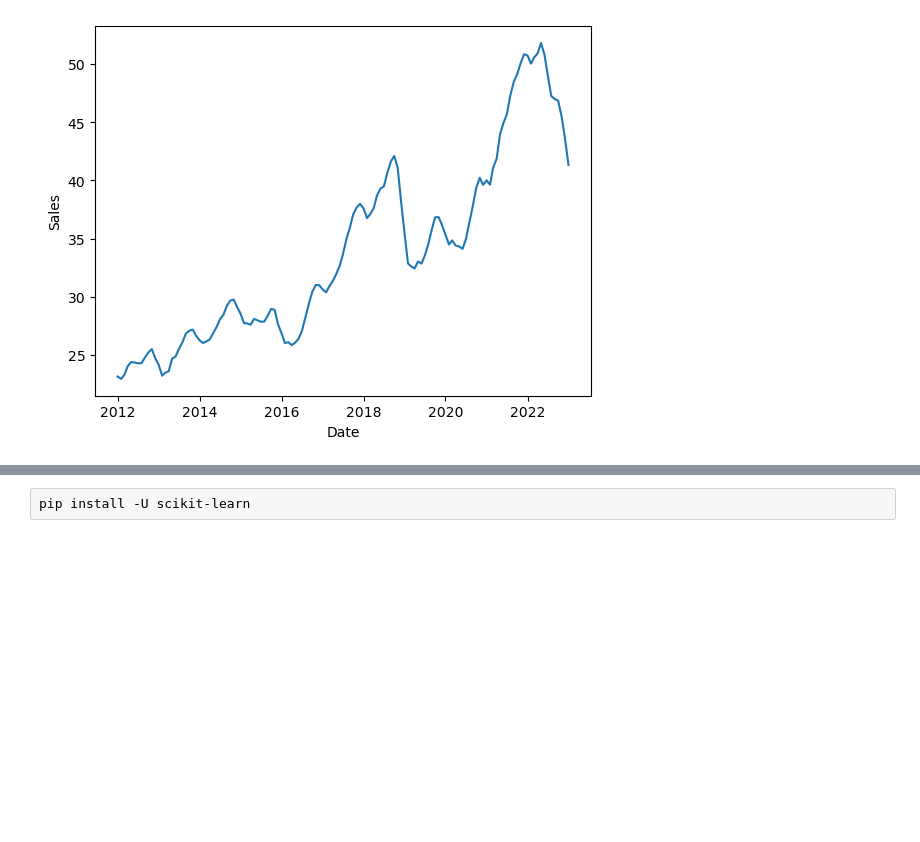
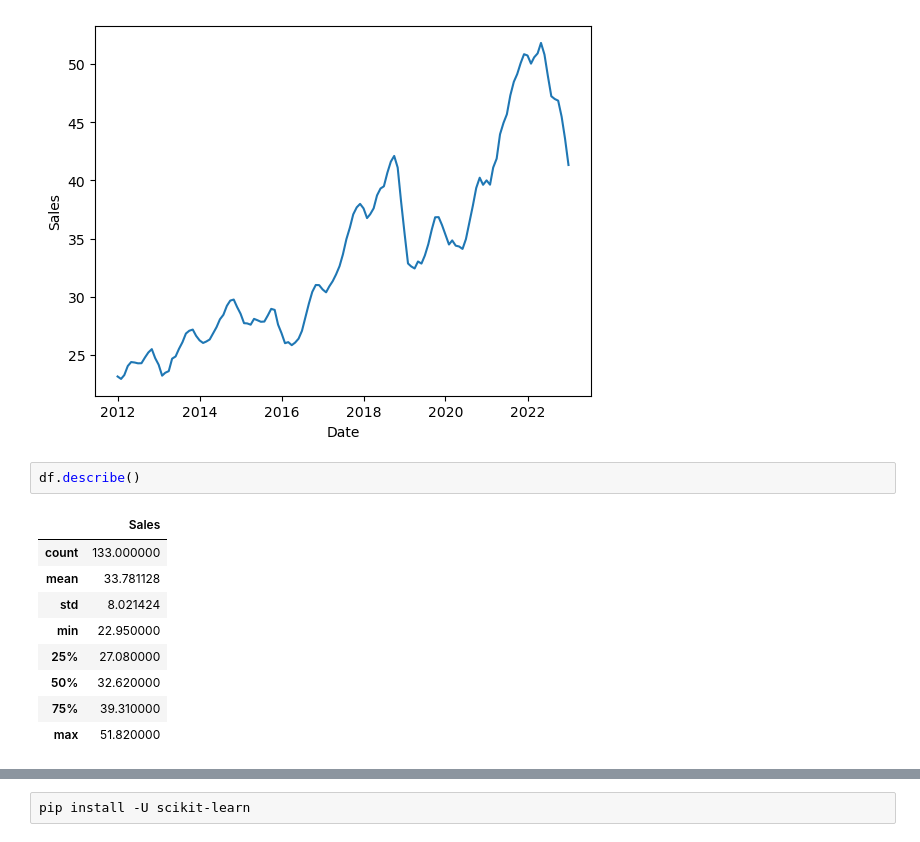
Before and after one commit to BishnuSah23/forecasting, a Jupyter notebook: inventory forecasting.ipynb, the cells around one changed output, grey strips where cells are left out. Drawn from its saved outputs; the diff is of its cells as text; blank space fills up the shorter version.

```diff
--- a/inventory forecasting.ipynb
+++ b/inventory forecasting.ipynb
@@ -30,3 +30,15 @@ plt.show()
 
 [133 rows x 2 columns]
 [figure]
+# %%
+df.describe()
+# %% [output]
+|  | Sales |
+| count | 133.000000 |
+| mean | 33.781128 |
+| std | 8.021424 |
+| min | 22.950000 |
+| 25% | 27.080000 |
+| 50% | 32.620000 |
+| 75% | 39.310000 |
+| max | 51.820000 |
```
Also changed, not shown: parts of 5 cells of this notebook.
